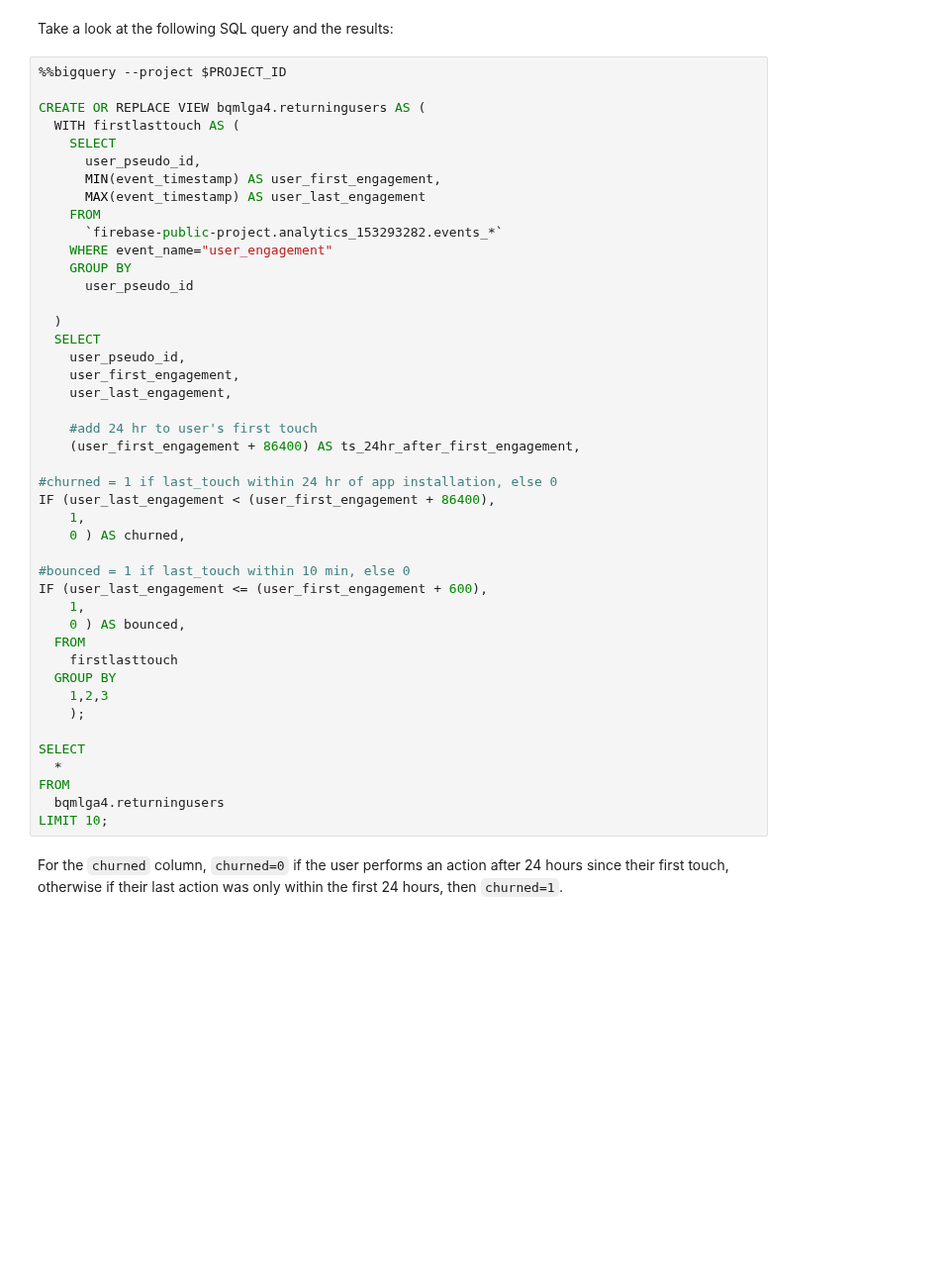
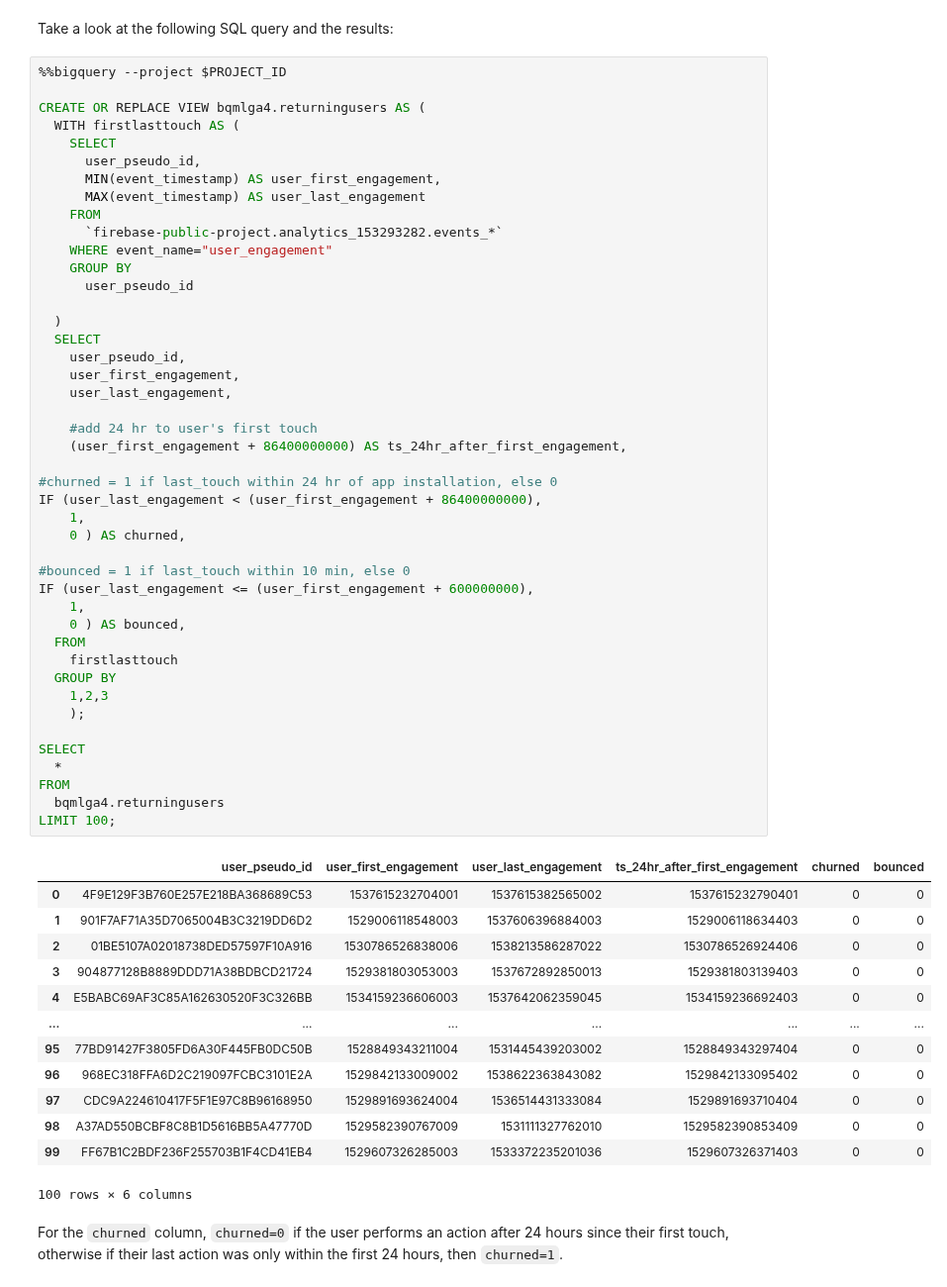
Before and after one commit to GoogleCloudPlatform/analytics-componentized-patterns, a Jupyter notebook: gaming/propensity-model/bqml/bqml_ga4_gaming_propensity_to_churn.ipynb, the cells around one changed output. Shown at 99% size. Drawn from its saved outputs; the diff is of its cells as text; blank space fills up the shorter version.

```diff
--- a/gaming/propensity-model/bqml/bqml_ga4_gaming_propensity_to_churn.ipynb
+++ b/gaming/propensity-model/bqml/bqml_ga4_gaming_propensity_to_churn.ipynb
@@ -233,37 +233,51 @@ CREATE OR REPLACE VIEW bqmlga4.returningusers AS (
       `firebase-public-project.analytics_153293282.events_*`
     WHERE event_name="user_engagement"
     GROUP BY
       user_pseudo_id
 
   )
   SELECT
     user_pseudo_id,
     user_first_engagement,
     user_last_engagement,
 
     #add 24 hr to user's first touch
-    (user_first_engagement + 86400) AS ts_24hr_after_first_engagement,
+    (user_first_engagement + 86400000000) AS ts_24hr_after_first_engagement,
 
 #churned = 1 if last_touch within 24 hr of app installation, else 0
-IF (user_last_engagement < (user_first_engagement + 86400),
+IF (user_last_engagement < (user_first_engagement + 86400000000),
     1,
     0 ) AS churned,
 
 #bounced = 1 if last_touch within 10 min, else 0
-IF (user_last_engagement <= (user_first_engagement + 600),
+IF (user_last_engagement <= (user_first_engagement + 600000000),
     1,
     0 ) AS bounced,
   FROM
     firstlasttouch
   GROUP BY
     1,2,3
     );
 
 SELECT
   *
 FROM
   bqmlga4.returningusers
-LIMIT 10;
+LIMIT 100;
+# %% [output]
+|  | user_pseudo_id | user_first_engagement | user_last_engagement | ts_24hr_after_first_engagement | churned | bounced |
+| 0 | 4F9E129F3B760E257E218BA368689C53 | 1537615232704001 | 1537615382565002 | 1537615232790401 | 0 | 0 |
+| 1 | 901F7AF71A35D7065004B3C3219DD6D2 | 1529006118548003 | 1537606396884003 | 1529006118634403 | 0 | 0 |
+| 2 | 01BE5107A02018738DED57597F10A916 | 1530786526838006 | 1538213586287022 | 1530786526924406 | 0 | 0 |
+| 3 | 904877128B8889DDD71A38BDBCD21724 | 1529381803053003 | 1537672892850013 | 1529381803139403 | 0 | 0 |
+| 4 | E5BABC69AF3C85A162630520F3C326BB | 1534159236606003 | 1537642062359045 | 1534159236692403 | 0 | 0 |
+| ... | ... | ... | ... | ... | ... | ... |
+| 95 | 77BD91427F3805FD6A30F445FB0DC50B | 1528849343211004 | 1531445439203002 | 1528849343297404 | 0 | 0 |
+| 96 | 968EC318FFA6D2C219097FCBC3101E2A | 1529842133009002 | 1538622363843082 | 1529842133095402 | 0 | 0 |
+| 97 | CDC9A224610417F5F1E97C8B96168950 | 1529891693624004 | 1536514431333084 | 1529891693710404 | 0 | 0 |
+| 98 | A37AD550BCBF8C8B1D5616BB5A47770D | 1529582390767009 | 1531111327762010 | 1529582390853409 | 0 | 0 |
+| 99 | FF67B1C2BDF236F255703B1F4CD41EB4 | 1529607326285003 | 1533372235201036 | 1529607326371403 | 0 | 0 |
+100 rows × 6 columns
 # %% [markdown]
 For the `churned` column, `churned=0` if the user performs an action after 24 hours since their first touch, otherwise if their last action was only within the first 24 hours, then `churned=1`.
 # %% [markdown]
```
